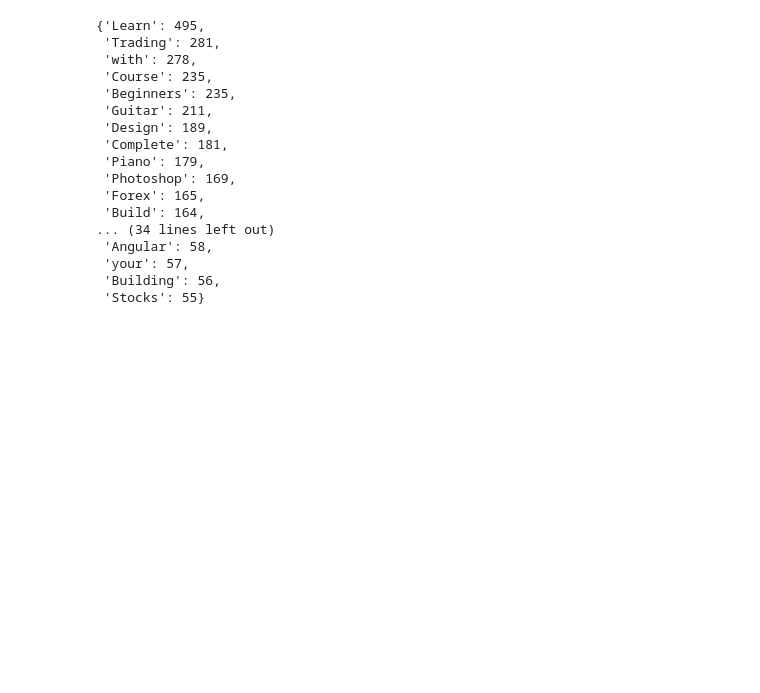
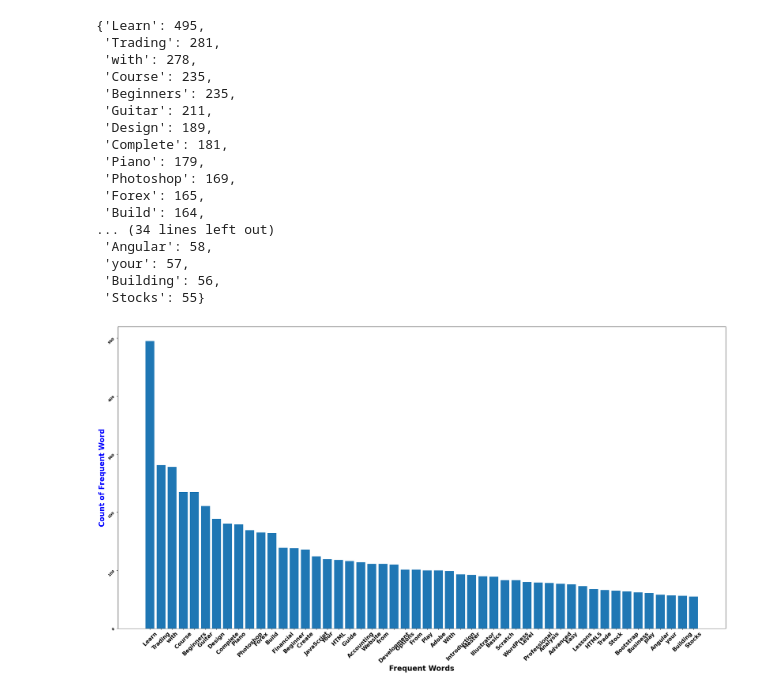
Before and after one commit to AAdewunmi/Online-Course-Recommendation-App-Project, a Jupyter notebook: EDA_On_UdemyDataset.ipynb, the cells around one changed output. Drawn from its saved outputs; the diff is of its cells as text; code cells hidden in the pictures; blank space fills up the shorter version.

Commit message:
Create bar chart of frequent words with customized labels and styling

```diff
--- a/EDA_On_UdemyDataset.ipynb
+++ b/EDA_On_UdemyDataset.ipynb
@@ -876,3 +876,17 @@ freq_words
  'your': 57,
  'Building': 56,
  'Stocks': 55}
+# %%
+# Create bar chart of frequent words with customized labels and styling
+
+plt.figure(figsize=(30,15))
+plt.bar(*zip(*freq_words.items()))
+plt.xticks(rotation=45)
+
+plt.xticks(fontsize=15,fontweight='bold',rotation=45)
+plt.yticks(fontsize=10,fontweight='bold',rotation=45)
+plt.xlabel('Frequent Words',fontsize=20,fontweight='bold')
+plt.ylabel('Count of Frequent Word',fontsize=20,fontweight='bold',color='blue')
+plt.show()
+# %% [output]
+[figure, added]
```
